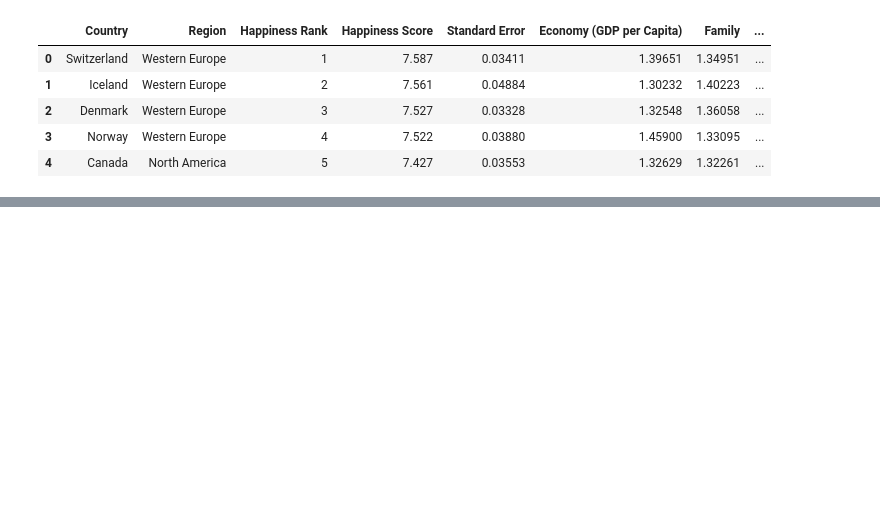
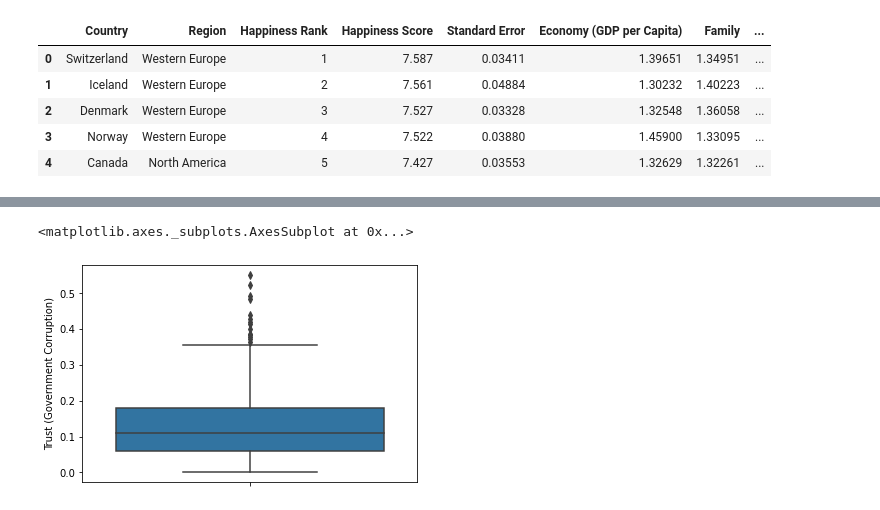
Before and after one commit to ankurm81534/Practice_Projects_M20, a Jupyter notebook: Ankur Happiness Score Project.ipynb, the cells around one changed output, grey strips where cells are left out. Saved outputs shown, nothing was run; the diff lists cells and outputs as text; code cells hidden in the pictures; blank space fills up the shorter version.

```diff
--- a/Ankur Happiness Score Project.ipynb
+++ b/Ankur Happiness Score Project.ipynb
@@ -33,3 +113,6 @@ sns.boxplot(hsd['Freedom'], orient='v')
 # %%
-sns.boxplot(hsd['Trust (Government Corruption)'], orient='v')
+sns.boxplot(hsd1['Trust (Government Corruption)'], orient='v')
+# %% [output]
+<matplotlib.axes._subplots.AxesSubplot at 0x...>
+[figure, added]
 # %%
```
Also changed, not shown: parts of 25 cells of this notebook.
